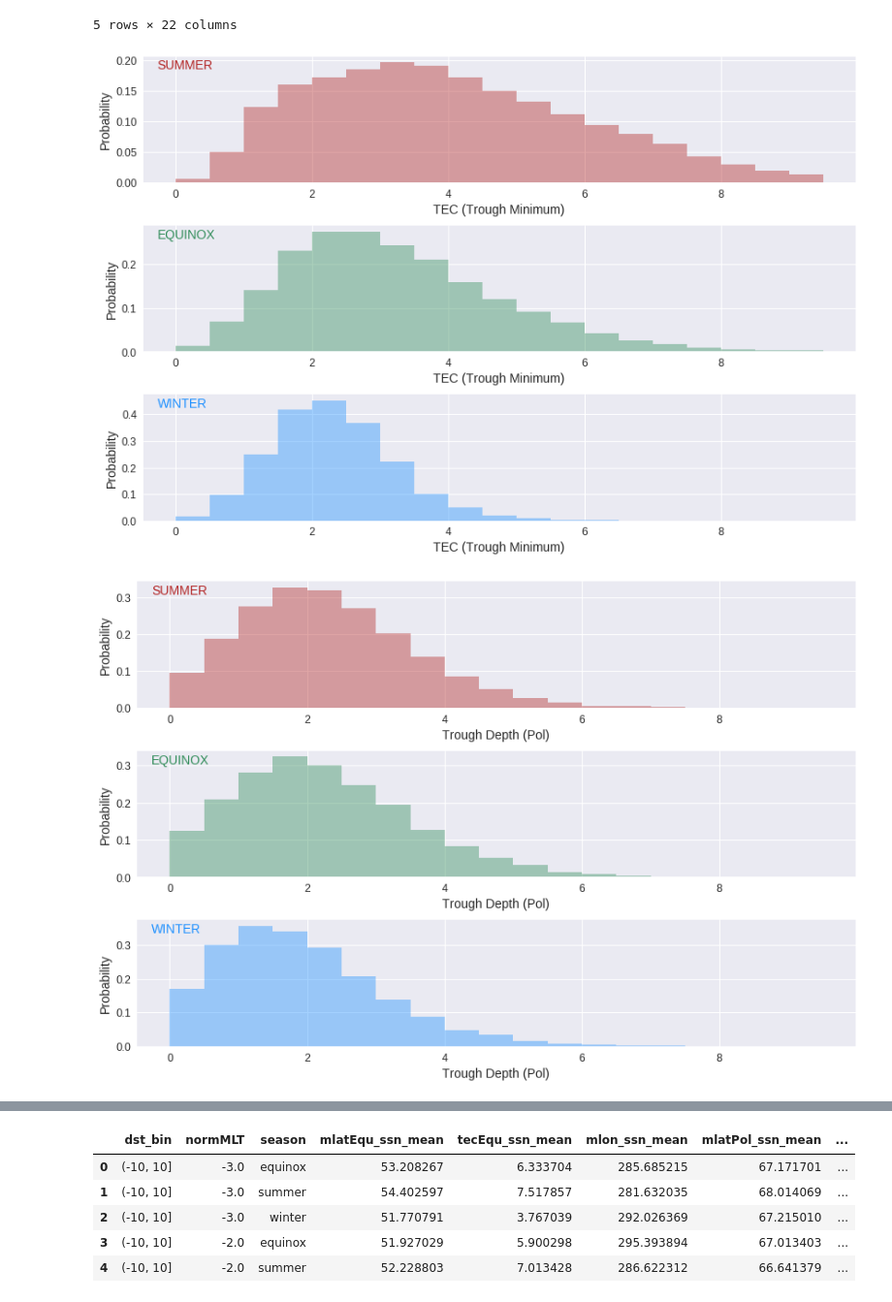
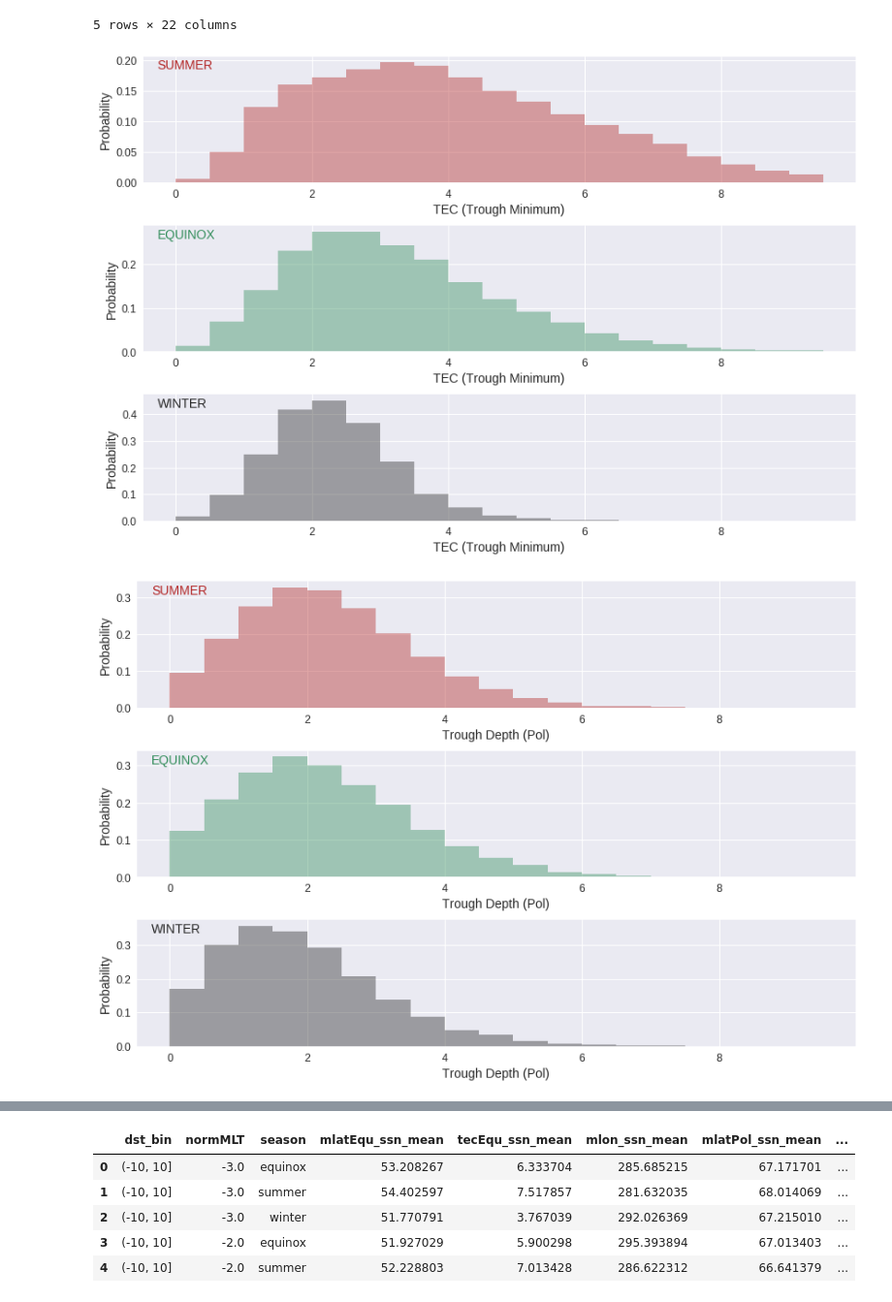
Before and after one commit to bharatreddy/sapstec, a Jupyter notebook: ipy/full_season.ipynb, the cells around one changed output, grey strips where cells are left out. Shown: that part at 97% size. Drawn from its saved outputs; the diff is of its cells as text; code cells hidden in the pictures.

```diff
--- a/ipy/full_season.ipynb
+++ b/ipy/full_season.ipynb
@@ -72,7 +72,7 @@ finBndDF.head()
 seasonList = [ "summer", "equinox", "winter" ]
 colDict = {}
 colDict["summer"] = "firebrick"
-colDict["winter"] = "dodgerblue"
+colDict["winter"] = "#252525"
 colDict["equinox"] = "seagreen"
 
 bins = numpy.arange(0,10,0.5)
@@ -98,38 +98,38 @@ for ssnInd, currSsn in enumerate(seasonList):
 plt.tight_layout()
 plt.savefig("../figs/Season-TEC-Min.eps",bbox_inches='tight')
 # %% [output]
-[figure, old version]
+[figure, new version]
 # %%
 seasonList = [ "summer", "equinox", "winter" ]
 colDict = {}
 colDict["summer"] = "firebrick"
-colDict["winter"] = "dodgerblue"
+colDict["winter"] = "#252525"
 colDict["equinox"] = "seagreen"
 
 bins = numpy.arange(0,10,0.5)
 
 f = plt.figure(figsize=(12, 8))
 axArr = []
 axArr.append( f.add_subplot(3,1,1) )
 axArr.append( f.add_subplot(3,1,2) )
 axArr.append( f.add_subplot(3,1,3) )
 
 for ssnInd, currSsn in enumerate(seasonList):
     selDF = finBndDF[ finBndDF["season"] == currSsn ]
     sns.distplot( selDF["delTecPol"].values, bins=bins, kde=False,\
                      hist=True,norm_hist=True,\
                      hist_kws={"color": colDict[currSsn]},\
                      ax=axArr[ssnInd] )
     axArr[ssnInd].text(0.02, 0.9,  currSsn.upper(),
             transform=axArr[ssnInd].transAxes,
             color=colDict[currSsn], fontsize=14)
     axArr[ssnInd].set_ylabel("Probability", fontsize=14)
     axArr[ssnInd].set_xlabel("Trough Depth (Pol)", fontsize=14)
     axArr[ssnInd].tick_params(labelsize=12)
 plt.tight_layout()
 plt.savefig("../figs/Season-Trgh-Dep-Pol.eps",bbox_inches='tight')
 # %% [output]
-[figure, old version]
+[figure, new version]
 # %%
 seasonList = [ "summer", "equinox", "winter" ]
 colDict = {}
```
Also changed, not shown: parts of 8 cells of this notebook, 23 other files.
